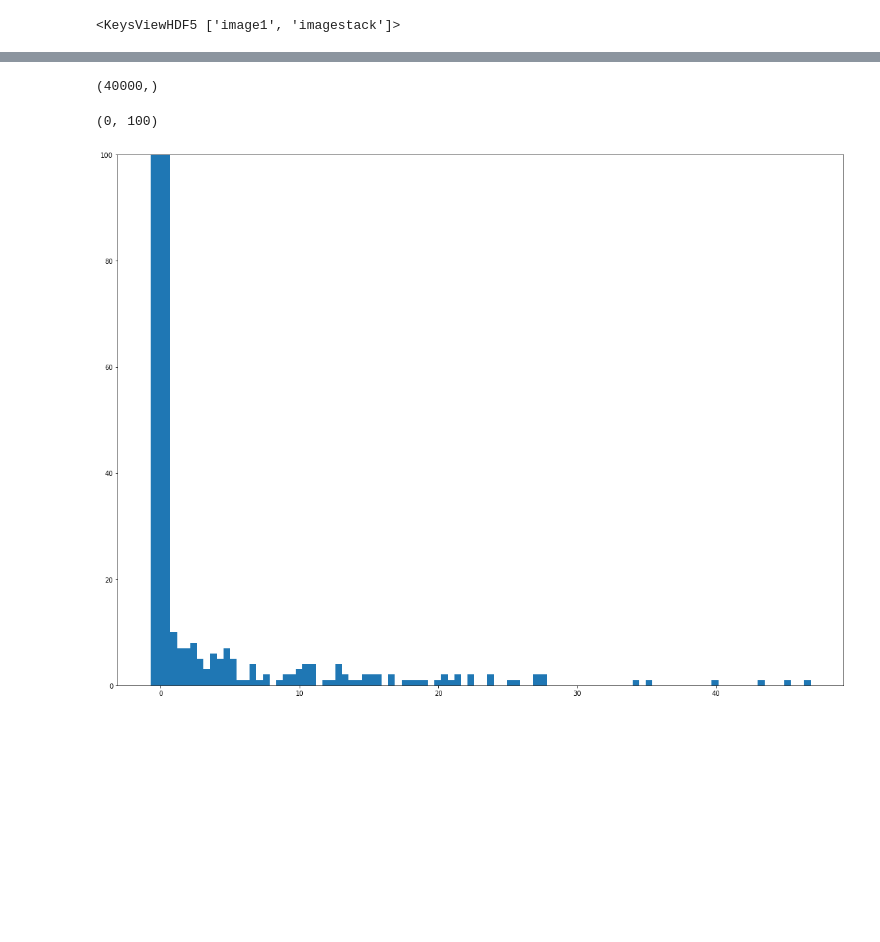
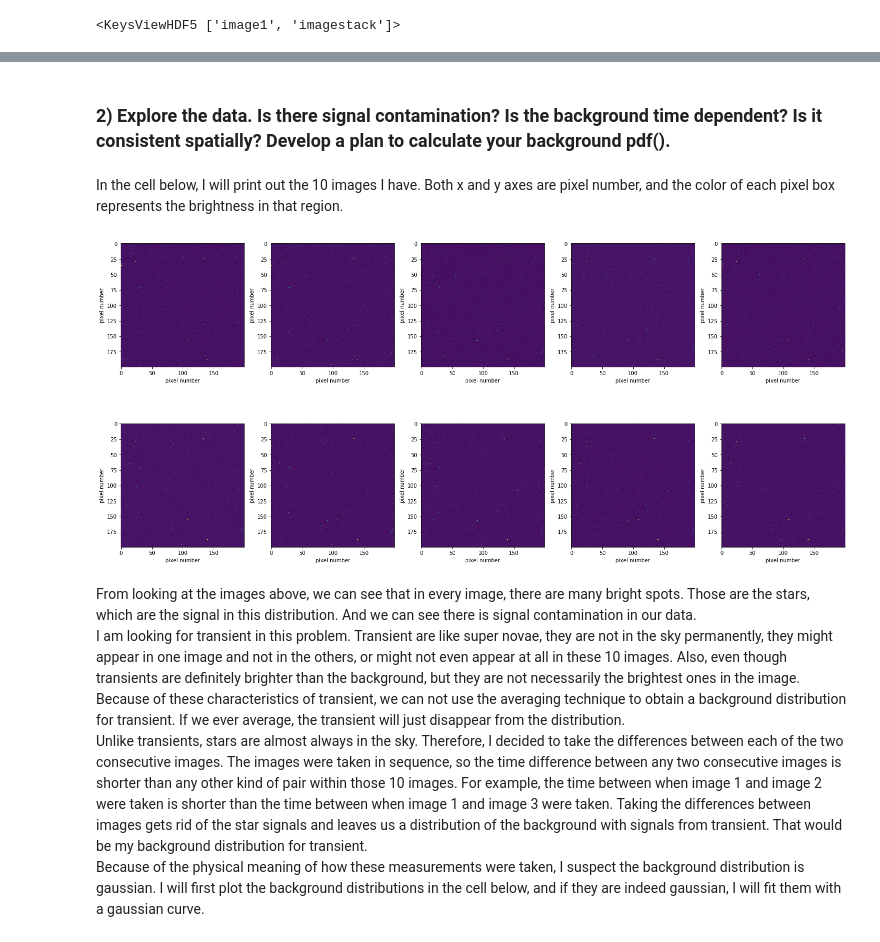
Before and after one commit to an9elaxz/PHYS-434, a Jupyter notebook: Lab4.ipynb, the cells around one changed output, grey strips where cells are left out. Cells and saved outputs as stored; diff of their text form; code cells hidden in the pictures; blank space fills up the shorter version.

```diff
--- a/Lab4.ipynb
+++ b/Lab4.ipynb
@@ -399,11 +354,0 @@ for i in range(200):
-# %%
-print(image.shape)
-plt.rcParams["figure.figsize"] = (20,15)
-x = np.linspace(0,50,40000)
-plt.hist(image/10, bins = 100);
-# plt.xlim(-10,10);
-plt.ylim(0, 100)
-# %% [output]
-(40000,)
-(0, 100)
-[figure, removed]
@@ -409,0 +379,56 @@ plt.ylim(0, 100)
+# %% [markdown]
+### 2) Explore the data. Is there signal contamination? Is the background time dependent? Is it consistent spatially? Develop a plan to calculate your background pdf().
+# %% [markdown]
+In the cell below, I will print out the 10 images I have. Both x and y axes are pixel number, and the color of each pixel box represents the brightness in that region.
+# %%
+# create a figure with 10 subplots
+fig, ax = plt.subplots(2, 5, figsize=(20, 10))
+ax[0,0].imshow(im_1);
+ax[0,0].set_xlabel("pixel number");
+ax[0,0].set_ylabel("pixel number");
+
+ax[0,1].imshow(im_2);
+ax[0,1].set_xlabel("pixel number");
+ax[0,1].set_ylabel("pixel number");
+
+ax[0,2].imshow(im_3);
+ax[0,2].set_xlabel("pixel number");
+ax[0,2].set_ylabel("pixel number");
+
+ax[0,3].imshow(im_4);
+ax[0,3].set_xlabel("pixel number");
+ax[0,3].set_ylabel("pixel number");
+
+ax[0,4].imshow(im_5);
+ax[0,4].set_xlabel("pixel number");
+ax[0,4].set_ylabel("pixel number");
+
+ax[1,0].imshow(im_6);
+ax[1,0].set_xlabel("pixel number");
+ax[1,0].set_ylabel("pixel number");
+
+ax[1,1].imshow(im_7);
+ax[1,1].set_xlabel("pixel number");
+ax[1,1].set_ylabel("pixel number");
+
+ax[1,2].imshow(im_8);
+ax[1,2].set_xlabel("pixel number");
+ax[1,2].set_ylabel("pixel number");
+
+ax[1,3].imshow(im_9);
+ax[1,3].set_xlabel("pixel number");
+ax[1,3].set_ylabel("pixel number");
+
+ax[1,4].imshow(im_10);
+ax[1,4].set_xlabel("pixel number");
+ax[1,4].set_ylabel("pixel number");
+
+plt.tight_layout()
+# %% [output]
+[figure, added]
+# %% [markdown]
+From looking at the images above, we can see that in every image, there are many bright spots. Those are the stars, which are the signal in this distribution. And we can see there is signal contamination in our data.<br>
+I am looking for transient in this problem. Transient are like super novae, they are not in the sky permanently, they might appear in one image and not in the others, or might not even appear at all in these 10 images. Also, even though transients are definitely brighter than the background, but they are not necessarily the brightest ones in the image. <br>
+Because of these characteristics of transient, we can not use the averaging technique to obtain a background distribution for transient. If we ever average, the transient will just disappear from the distribution.  <br>
+Unlike transients, stars are almost always in the sky. Therefore, I decided to take the differences between each of the two consecutive images. The images were taken in sequence, so the time difference between any two consecutive images is shorter than any other kind of pair within those 10 images. For example, the time between when image 1 and image 2 were taken is shorter than the time between when image 1 and image 3 were taken. Taking the differences between images gets rid of the star signals and leaves us a distribution of the background with signals from transient. That would be my background distribution for transient.<br>
+Because of the physical meaning of how these measurements were taken, I suspect the background distribution is gaussian. I will first plot the background distributions in the cell below, and if they are indeed gaussian, I will fit them with a gaussian curve.
```
Also changed, not shown: parts of 55 cells of this notebook.
